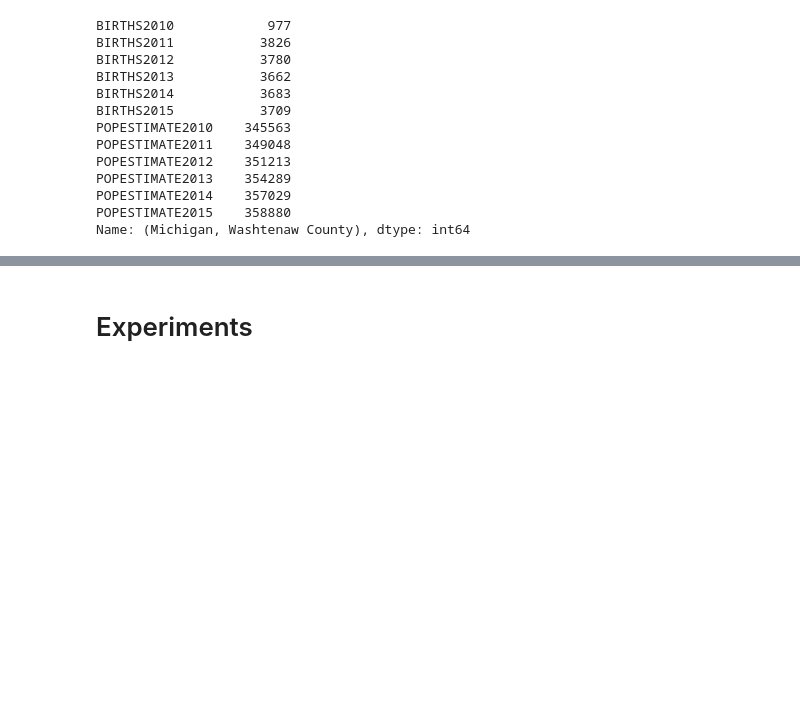
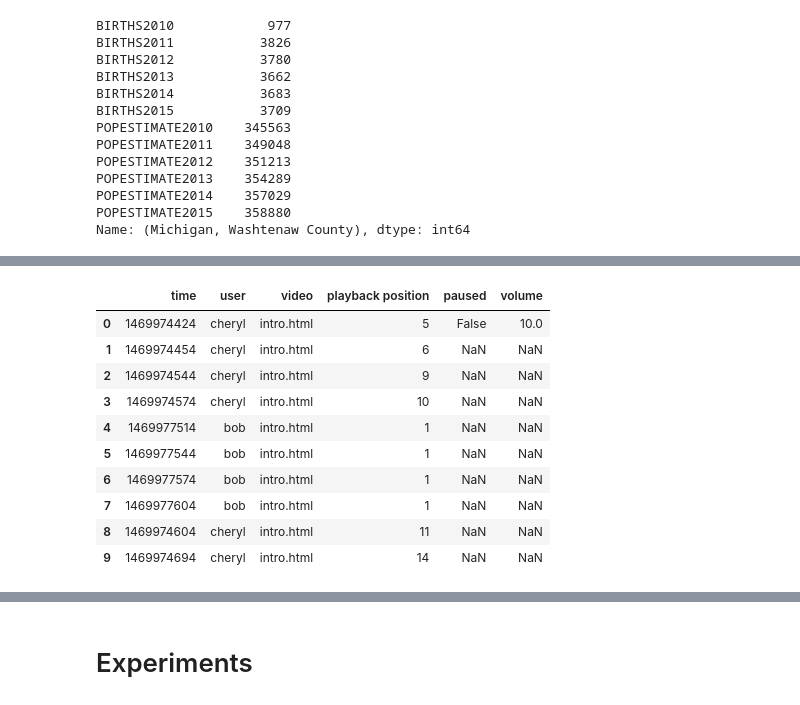
Before and after one commit to pbeens/ICS-Computer-Studies, a Jupyter notebook: Coursera_Introduction_to_Data_Science_with_Python.ipynb, the cells around one changed output, grey strips where cells are left out. Saved outputs shown, nothing was run; the diff lists cells and outputs as text; code cells hidden in the pictures; blank space fills up the shorter version.

```diff
--- a/Coursera_Introduction_to_Data_Science_with_Python.ipynb
+++ b/Coursera_Introduction_to_Data_Science_with_Python.ipynb
@@ -1691,0 +1892,19 @@ Name: (Michigan, Washtenaw County), dtype: int64
+# %%
+# regex replacement (setup)
+
+file = '/content/Coursera-Introduction-to-Data-Science-with-Python/resources/week-2/datasets/log.csv'
+
+df = pd.read_csv(file)
+df.head(10)
+# %% [output]
+|  | time | user | video | playback position | paused | volume |
+| 0 | 1469974424 | cheryl | intro.html | 5 | False | 10.0 |
+| 1 | 1469974454 | cheryl | intro.html | 6 | NaN | NaN |
+| 2 | 1469974544 | cheryl | intro.html | 9 | NaN | NaN |
+| 3 | 1469974574 | cheryl | intro.html | 10 | NaN | NaN |
+| 4 | 1469977514 | bob | intro.html | 1 | NaN | NaN |
+| 5 | 1469977544 | bob | intro.html | 1 | NaN | NaN |
+| 6 | 1469977574 | bob | intro.html | 1 | NaN | NaN |
+| 7 | 1469977604 | bob | intro.html | 1 | NaN | NaN |
+| 8 | 1469974604 | cheryl | intro.html | 11 | NaN | NaN |
+| 9 | 1469974694 | cheryl | intro.html | 14 | NaN | NaN |
```
Also changed, not shown: parts of 36 cells of this notebook.
